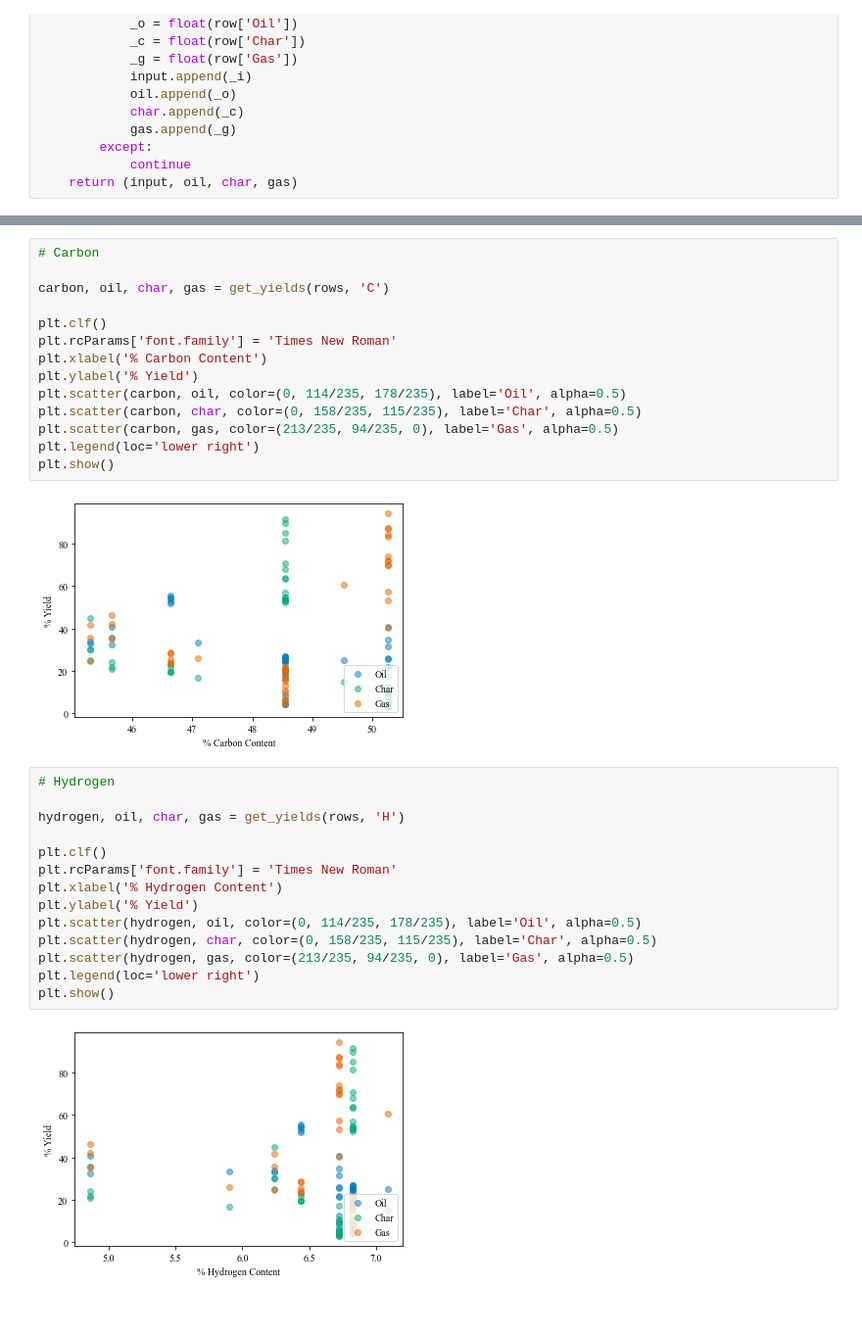
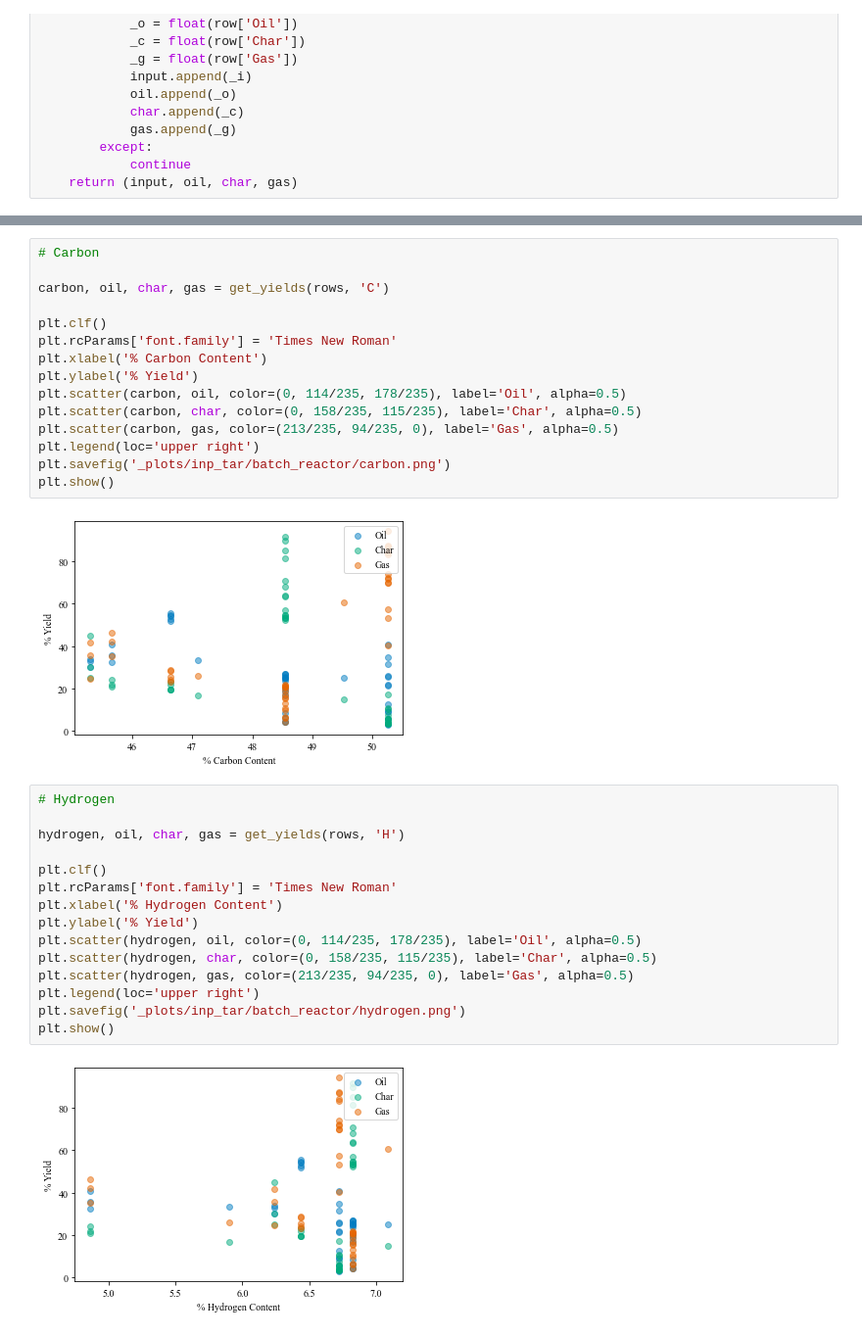
Before and after one commit to ECRL/publication_procedures, a Jupyter notebook: product_yields/plot_relationships_br.ipynb, the cells around one changed output, grey strips where cells are left out. Shown at 98% size. Cells and saved outputs as stored; diff of their text form.

```diff
--- a/product_yields/plot_relationships_br.ipynb
+++ b/product_yields/plot_relationships_br.ipynb
@@ -138,26 +144,28 @@ plt.ylabel('% Yield')
 plt.scatter(carbon, oil, color=(0, 114/235, 178/235), label='Oil', alpha=0.5)
 plt.scatter(carbon, char, color=(0, 158/235, 115/235), label='Char', alpha=0.5)
 plt.scatter(carbon, gas, color=(213/235, 94/235, 0), label='Gas', alpha=0.5)
-plt.legend(loc='lower right')
+plt.legend(loc='upper right')
+plt.savefig('_plots/inp_tar/batch_reactor/carbon.png')
 plt.show()
 # %% [output]
-[figure, old version]
+[figure, new version]
 # %%
 # Hydrogen
 
 hydrogen, oil, char, gas = get_yields(rows, 'H')
 
 plt.clf()
 plt.rcParams['font.family'] = 'Times New Roman'
 plt.xlabel('% Hydrogen Content')
 plt.ylabel('% Yield')
 plt.scatter(hydrogen, oil, color=(0, 114/235, 178/235), label='Oil', alpha=0.5)
 plt.scatter(hydrogen, char, color=(0, 158/235, 115/235), label='Char', alpha=0.5)
 plt.scatter(hydrogen, gas, color=(213/235, 94/235, 0), label='Gas', alpha=0.5)
-plt.legend(loc='lower right')
+plt.legend(loc='upper right')
+plt.savefig('_plots/inp_tar/batch_reactor/hydrogen.png')
 plt.show()
 # %% [output]
-[figure, old version]
+[figure, new version]
 # %%
 # Oxygen
 
```
Also changed, not shown: parts of 8 cells of this notebook, 46 other files.
